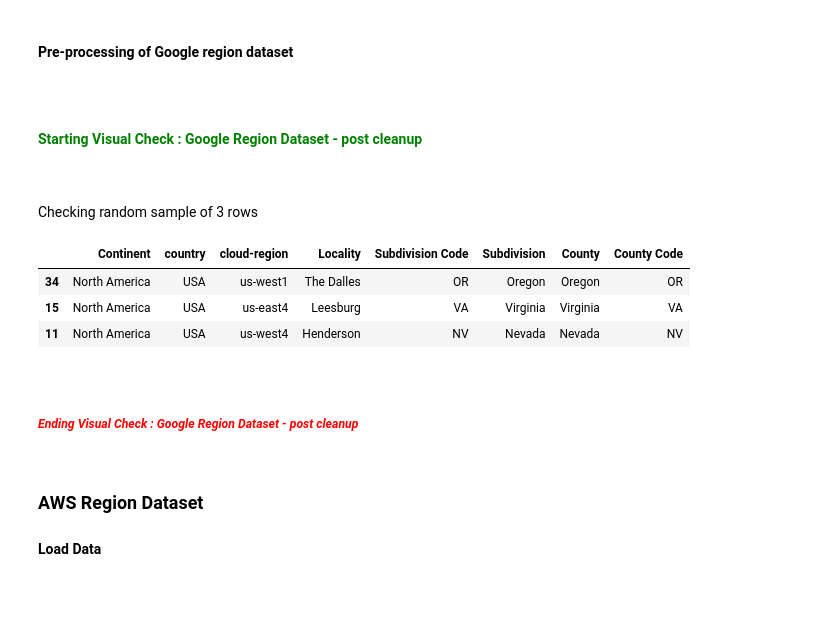
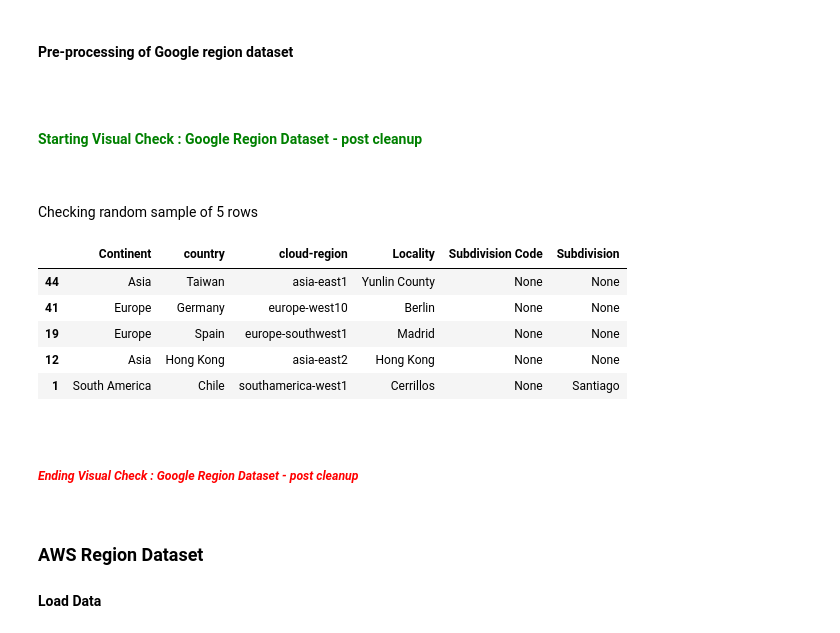
Before and after one commit to craig-dougan-maersk/MSc_Software_Eng_DataEngineering_Submission, a Jupyter notebook: countries_combine_all_clouds.ipynb, the cells around one changed output. Saved outputs shown, nothing was run; the diff lists cells and outputs as text; code cells hidden in the pictures; blank space fills up the shorter version.

```diff
--- a/countries_combine_all_clouds.ipynb
+++ b/countries_combine_all_clouds.ipynb
@@ -29 +32,15 @@ from IPython.display import display, HTML
+# %%
+def write(text,colour='black',style='normal',header=0):
+    htag=dict()
+    if header > 0:
+        htag['open'] = f"<h{header}>"
+        htag['close'] = f"</h{header}>"
+    else:
+        htag['open'] =  htag['close'] = ""
+    display(HTML(f'<span style="color: {colour};font-style:{style}"><br>{htag['open']}{text}{htag['close']}</span>'))
+
+def check_if_variable_is_defined_globally(variable_name):
+    if variable_name in globals():
+        return True
+    return False
 # %% [markdown]
@@ -140,7 +147,13 @@ def clean_azure_region_dataset(input_df):
     output_df['Locality'] = output_df['country'] = output_df['Subdivision'] = ""
     return output_df
 
-def clean_google_region_dataset(input_df,us_states_df=usa_states_df):
+def clean_google_region_dataset(input_df,us_states_df=None):
+    '''If us_states_df is set to None, try to assign it a copy of
+       the usa_states_df variable if it exists globally'''
+    if us_states_df is None:
+        if check_if_variable_is_defined_globally("usa_states_df"):
+            us_states_df=usa_states_df.copy()
+
     columns_to_drop = ['Geo','Timeline','Description','Products Location']
     output_df = input_df.copy().drop(columns=columns_to_drop)
 
@@ -183,13 +196,17 @@ def clean_google_region_dataset(input_df,us_states_df=usa_states_df):
     output_df.drop(columns=['Location','Cloud Location'], inplace=True)
 
     '''Match the Subdivision Code from the list of US state abbreviations'''
-    output_df = output_df.merge(
-        us_states_df,
-        left_on='Subdivision Code',
-        right_on='County Code',
-        how='left')
+    if us_states_df is not None:
+        output_df = output_df.merge(
+            us_states_df,
+            left_on='Subdivision Code',
+            right_on='County Code',
+            how='left')
 
-    output_df['Subdivision'] = output_df['Subdivision'].combine_first(output_df['County'])
+        '''use county column to fill in gaps in subdivision.  combine_first won't overwrite any existing values in subdivision'''
+        output_df['Subdivision'] = output_df['Subdivision'].combine_first(output_df['County'])
+        output_df.drop(columns=['County','County Code'],inplace=True)
+        output_df[['Subdivision','Subdivision Code']] = output_df[['Subdivision','Subdivision Code']].fillna('None')
 
     return output_df
 # %% [markdown]
@@ -528,14 +618,16 @@ Ending Visual Check : Google Region Dataset - pre-cleanup
 #### Pre-processing of Google region dataset
 # %%
 google_region_df = clean_google_region_dataset(google_region_df)
-visual_check_dataframe(google_region_df,"Google Region Dataset - post cleanup", sample_only=True)
+visual_check_dataframe(google_region_df,"Google Region Dataset - post cleanup", rows=5,sample_only=True)
 # %% [output]
 Starting Visual Check : Google Region Dataset - post cleanup
-Checking random sample of 3 rows
+Checking random sample of 5 rows
-|  | Continent | country | cloud-region | Locality | Subdivision Code | Subdivision | County | County Code |
-| 34 | North America | USA | us-west1 | The Dalles | OR | Oregon | Oregon | OR |
-| 15 | North America | USA | us-east4 | Leesburg | VA | Virginia | Virginia | VA |
-| 11 | North America | USA | us-west4 | Henderson | NV | Nevada | Nevada | NV |
+|  | Continent | country | cloud-region | Locality | Subdivision Code | Subdivision |
+| 44 | Asia | Taiwan | asia-east1 | Yunlin County | None | None |
+| 41 | Europe | Germany | europe-west10 | Berlin | None | None |
+| 19 | Europe | Spain | europe-southwest1 | Madrid | None | None |
+| 12 | Asia | Hong Kong | asia-east2 | Hong Kong | None | None |
+| 1 | South America | Chile | southamerica-west1 | Cerrillos | None | Santiago |
 Ending Visual Check : Google Region Dataset - post cleanup
 # %% [markdown]
 ### AWS Region Dataset
```
Also changed, not shown: parts of 28 cells of this notebook.
